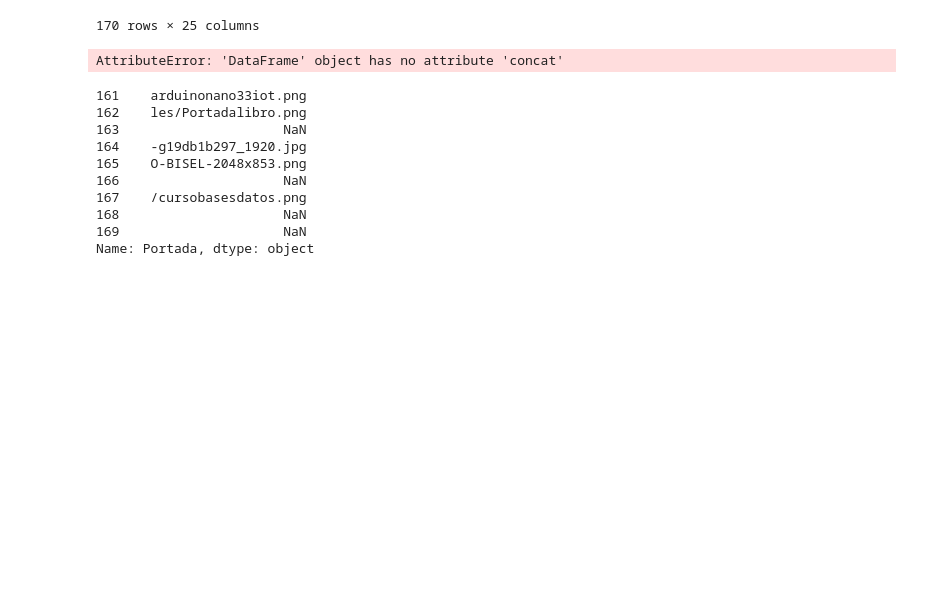
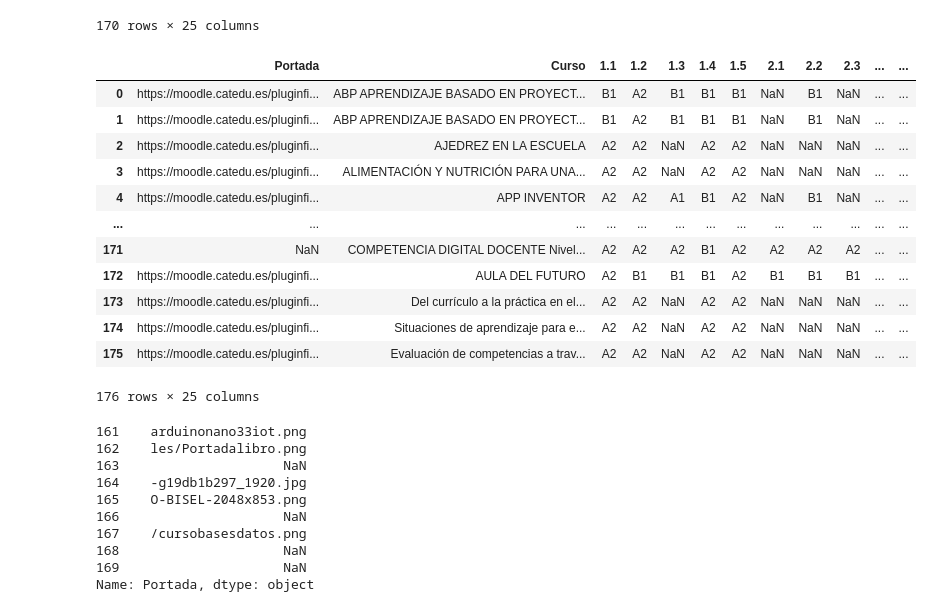
Before and after one commit to catedu/info-libros-catedu, a Jupyter notebook: test.ipynb, the cells around one changed output. Saved outputs shown, nothing was run; the diff lists cells and outputs as text; code cells hidden in the pictures; blank space fills up the shorter version.

```diff
--- a/test.ipynb
+++ b/test.ipynb
@@ -93,10 +93,22 @@ pd.concat([df[["Portada", "Curso"]], df.filter(regex="\d\.\d")], axis=1)
 | 169 | NaN | NaN | NaN | NaN | NaN | NaN | NaN | NaN | NaN | NaN | ... | ... |
 170 rows × 25 columns
 # %%
-# pandas concat a selection of columns and some columns filtered by a regex
-df[["Portada", "Curso"]].concat(df.filter(regex="\d\.\d"))
+# Select several columns and those whose title contains a string of one digit, a dot and another digit
+df[["Portada", "Curso"]].join(df.filter(regex="\d\.\d"))
 # %% [output]
+|  | Portada | Curso | 1.1 | 1.2 | 1.3 | 1.4 | 1.5 | 2.1 | 2.2 | 2.3 | ... | ... |
+| 0 | https://moodle.catedu.es/pluginfi... | ABP APRENDIZAJE BASADO EN PROYECT... | B1 | A2 | B1 | B1 | B1 | NaN | B1 | NaN | ... | ... |
+| 1 | https://moodle.catedu.es/pluginfi... | ABP APRENDIZAJE BASADO EN PROYECT... | B1 | A2 | B1 | B1 | B1 | NaN | B1 | NaN | ... | ... |
+| 2 | https://moodle.catedu.es/pluginfi... | AJEDREZ EN LA ESCUELA | A2 | A2 | NaN | A2 | A2 | NaN | NaN | NaN | ... | ... |
+| 3 | https://moodle.catedu.es/pluginfi... | ALIMENTACIÓN Y NUTRICIÓN PARA UNA... | A2 | A2 | NaN | A2 | A2 | NaN | NaN | NaN | ... | ... |
+| 4 | https://moodle.catedu.es/pluginfi... | APP INVENTOR | A2 | A2 | A1 | B1 | A2 | NaN | B1 | NaN | ... | ... |
+| ... | ... | ... | ... | ... | ... | ... | ... | ... | ... | ... | ... | ... |
+| 171 | NaN | COMPETENCIA DIGITAL DOCENTE Nivel... | A2 | A2 | A2 | B1 | A2 | A2 | A2 | A2 | ... | ... |
+| 172 | https://moodle.catedu.es/pluginfi... | AULA DEL FUTURO | A2 | B1 | B1 | B1 | A2 | B1 | B1 | B1 | ... | ... |
+| 173 | https://moodle.catedu.es/pluginfi... | Del currículo a la práctica en el... | A2 | A2 | NaN | A2 | A2 | NaN | NaN | NaN | ... | ... |
+| 174 | https://moodle.catedu.es/pluginfi... | Situaciones de aprendizaje para e... | A2 | A2 | NaN | A2 | A2 | NaN | NaN | NaN | ... | ... |
+| 175 | https://moodle.catedu.es/pluginfi... | Evaluación de competencias a trav... | A2 | A2 | NaN | A2 | A2 | NaN | NaN | NaN | ... | ... |
-AttributeError: 'DataFrame' object has no attribute 'concat'
+176 rows × 25 columns
 # %%
 df["Portada"][161:].str[-20:]
 # %% [output]
```
